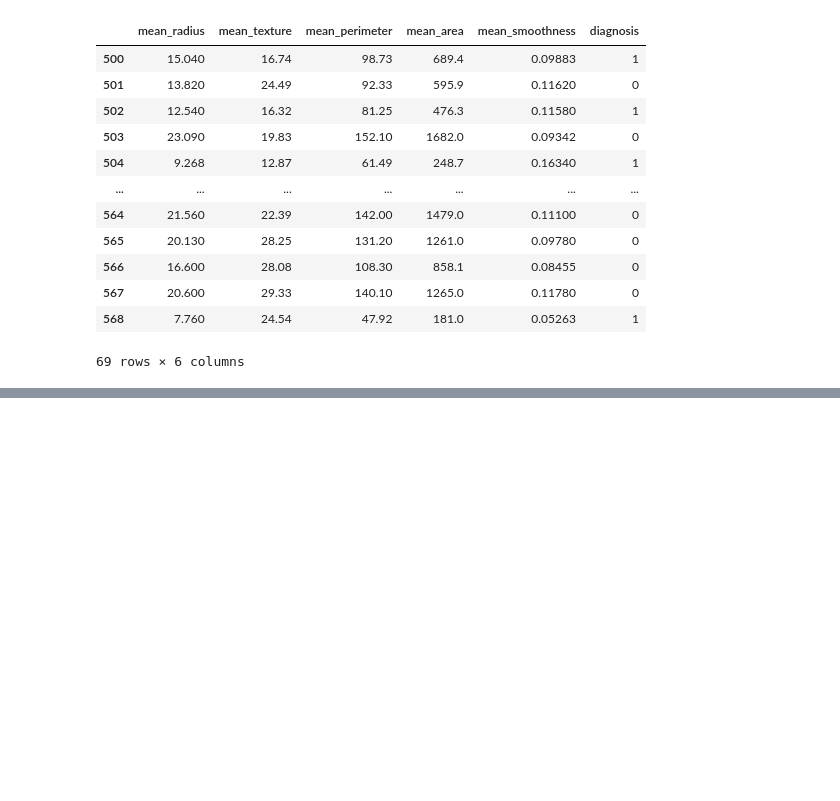
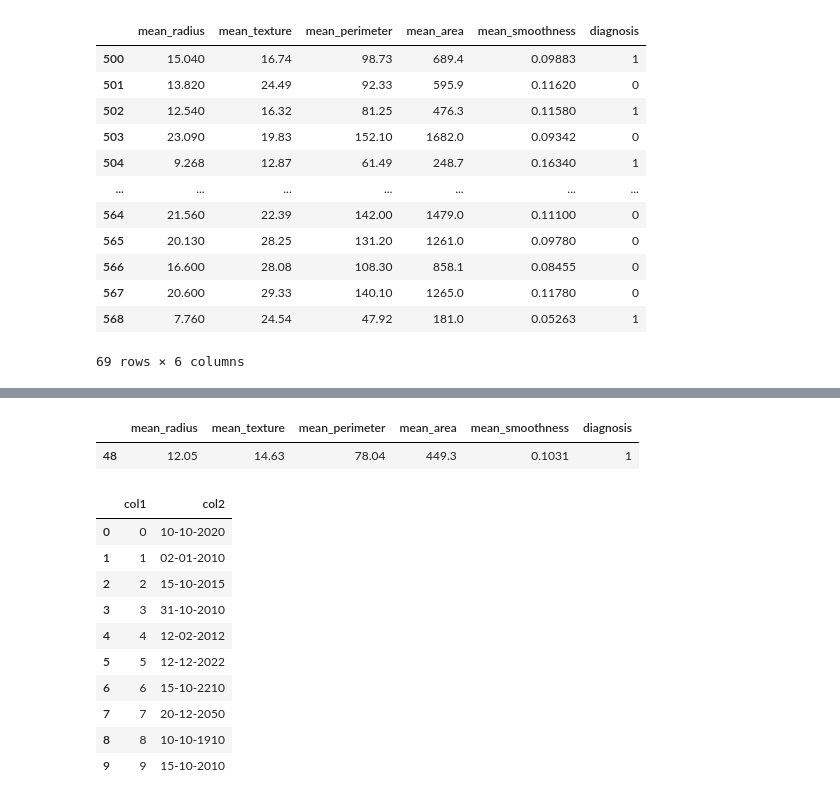
Before and after one commit to anapaulasandes/dtsci-tools, a Jupyter notebook: pandas/01-mod-pandas.ipynb, the cells around one changed output, grey strips where cells are left out. Saved outputs shown, nothing was run; the diff lists cells and outputs as text; code cells hidden in the pictures; blank space fills up the shorter version.

```diff
--- a/pandas/01-mod-pandas.ipynb
+++ b/pandas/01-mod-pandas.ipynb
@@ -144,0 +235,28 @@ df.filter(regex='5[0-9][0-9]',axis=0)
+# %%
+## colhendo uma amostra
+
+df.sample()
+# %% [output]
+|  | mean_radius | mean_texture | mean_perimeter | mean_area | mean_smoothness | diagnosis |
+| 48 | 12.05 | 14.63 | 78.04 | 449.3 | 0.1031 | 1 |
+# %%
+## trabalhando com datas
+
+d = {'col1':[x for x in range(10)],
+    'col2':['10-10-2020','02-01-2010','15-10-2015','31-10-2010','12-02-2012','12-12-2022','15-10-2210','20-12-2050','10-10-1910','15-10-2010']}
+
+
+df_data = pd.DataFrame(d)
+df_data
+# %% [output]
+|  | col1 | col2 |
+| 0 | 0 | 10-10-2020 |
+| 1 | 1 | 02-01-2010 |
+| 2 | 2 | 15-10-2015 |
+| 3 | 3 | 31-10-2010 |
+| 4 | 4 | 12-02-2012 |
+| 5 | 5 | 12-12-2022 |
+| 6 | 6 | 15-10-2210 |
+| 7 | 7 | 20-12-2050 |
+| 8 | 8 | 10-10-1910 |
+| 9 | 9 | 15-10-2010 |
```
Also changed, not shown: parts of 11 cells of this notebook, 1 other file.
